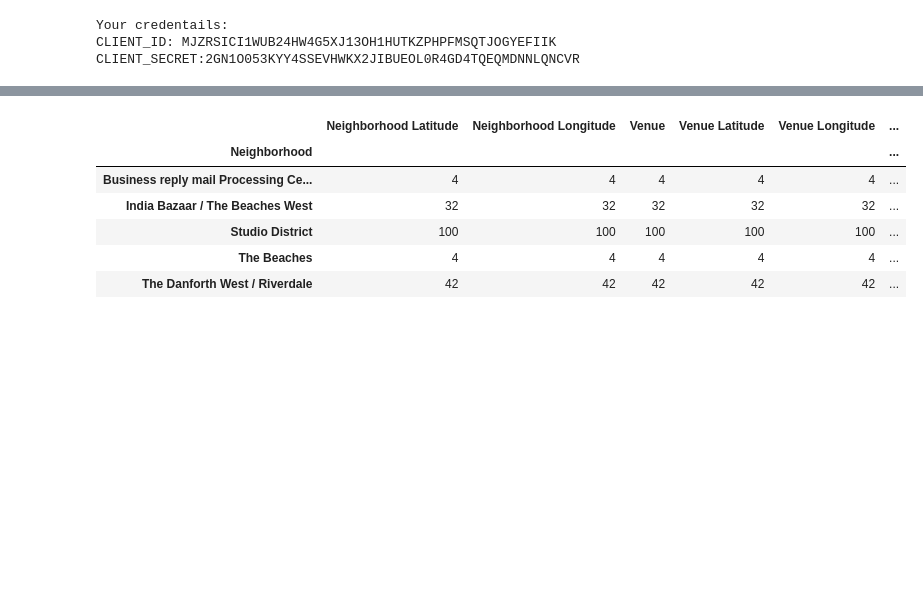
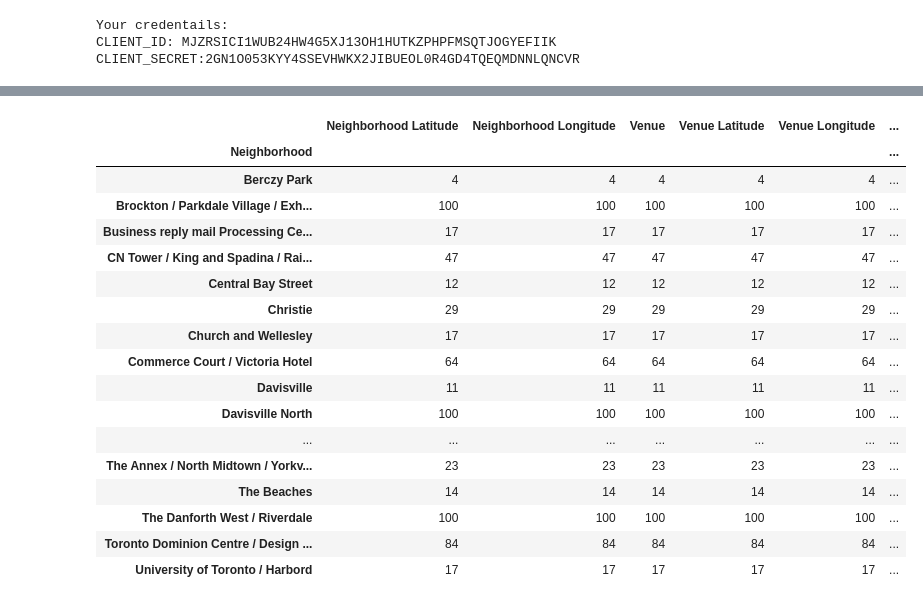
Before and after one commit to sayak1986/clustering-project-toronto, a Jupyter notebook: Clusters 2.ipynb, the cells around one changed output, grey strips where cells are left out. Saved outputs shown, nothing was run; the diff lists cells and outputs as text; code cells hidden in the pictures; blank space fills up the shorter version.

```diff
--- a/Clusters 2.ipynb
+++ b/Clusters 2.ipynb
@@ -349,18 +326,0 @@ The geograpical coordinate of East Toronto are 43.6247901, -79.3934918.
-# %%
-# create map of East Toronto using latitude and longitude values
-map_easttoronto = folium.Map(location=[latitude, longitude], zoom_start=11)
-
-# add markers to map
-for lat, lng, label in zip(easttoronto_data['Latitude'], easttoronto_data['Longitude'], easttoronto_data['Neighborhood']):
-    label = folium.Popup(label, parse_html=True)
-    folium.CircleMarker(
-        [lat, lng],
-        radius=5,
-        popup=label,
-        color='blue',
-        fill=True,
-        fill_color='#3186cc',
-        fill_opacity=0.7,
-        parse_html=False).add_to(map_easttoronto)
-
-map_easttoronto
@@ -389,8 +341,8 @@ easttoronto_data.loc[0, 'Neighborhood']
 # %%
-neighborhood_latitude = easttoronto_data.loc[0, 'Latitude'] # neighborhood latitude value
-neighborhood_longitude = easttoronto_data.loc[0, 'Longitude'] # neighborhood longitude value
+neighborhood_latitude = toronto.loc[0, 'Latitude'] # neighborhood latitude value
+neighborhood_longitude = toronto.loc[0, 'Longitude'] # neighborhood longitude value
 
-neighborhood_name = easttoronto_data.loc[0, 'Neighborhood'] # neighborhood name
+neighborhood_name = toronto.loc[0, 'Neighborhood'] # neighborhood name
 
 print('Latitude and longitude values of {} are {}, {}.'.format(neighborhood_name,
                                                                neighborhood_latitude,
@@ -469,5 +421,5 @@ print('{} venues were returned by Foursquare.'.format(nearby_venues.shape[0]))
 # %%
-def getNearbyVenues(names, latitudes, longitudes, radius=500):
+def getNearbyVenues(names, latitudes, longitudes, radius=1000):
 
     venues_list=[]
     for name, lat, lng in zip(names, latitudes, longitudes):
@@ -508,8 +460,8 @@ def getNearbyVenues(names, latitudes, longitudes, radius=500):
     return(nearby_venues)
 # %%
 # get neaby venues for east toronto
-easttoronto_venues = getNearbyVenues(names=easttoronto_data['Neighborhood'],
-                                   latitudes=easttoronto_data['Latitude'],
-                                   longitudes=easttoronto_data['Longitude']
+toronto_venues = getNearbyVenues(names=toronto['Neighborhood'],
+                                   latitudes=toronto['Latitude'],
+                                   longitudes=toronto['Longitude']
                                   )
 # %% [output]
@@ -532,12 +496,23 @@ easttoronto_venues.head()
 # %%
 # group venues by count
-easttoronto_venues.groupby('Neighborhood').count()
+toronto_venues.groupby('Neighborhood').count()
 # %% [output]
 |  | Neighborhood Latitude | Neighborhood Longitude | Venue | Venue Latitude | Venue Longitude | ... |
 | Neighborhood |  |  |  |  |  | ... |
-| Business reply mail Processing Ce... | 4 | 4 | 4 | 4 | 4 | ... |
-| India Bazaar / The Beaches West | 32 | 32 | 32 | 32 | 32 | ... |
-| Studio District | 100 | 100 | 100 | 100 | 100 | ... |
-| The Beaches | 4 | 4 | 4 | 4 | 4 | ... |
-| The Danforth West / Riverdale | 42 | 42 | 42 | 42 | 42 | ... |
+| Berczy Park | 4 | 4 | 4 | 4 | 4 | ... |
+| Brockton / Parkdale Village / Exh... | 100 | 100 | 100 | 100 | 100 | ... |
+| Business reply mail Processing Ce... | 17 | 17 | 17 | 17 | 17 | ... |
+| CN Tower / King and Spadina / Rai... | 47 | 47 | 47 | 47 | 47 | ... |
+| Central Bay Street | 12 | 12 | 12 | 12 | 12 | ... |
+| Christie | 29 | 29 | 29 | 29 | 29 | ... |
+| Church and Wellesley | 17 | 17 | 17 | 17 | 17 | ... |
+| Commerce Court / Victoria Hotel | 64 | 64 | 64 | 64 | 64 | ... |
+| Davisville | 11 | 11 | 11 | 11 | 11 | ... |
+| Davisville North | 100 | 100 | 100 | 100 | 100 | ... |
+| ... | ... | ... | ... | ... | ... | ... |
+| The Annex / North Midtown / Yorkv... | 23 | 23 | 23 | 23 | 23 | ... |
+| The Beaches | 14 | 14 | 14 | 14 | 14 | ... |
+| The Danforth West / Riverdale | 100 | 100 | 100 | 100 | 100 | ... |
+| Toronto Dominion Centre / Design ... | 84 | 84 | 84 | 84 | 84 | ... |
+| University of Toronto / Harbord | 17 | 17 | 17 | 17 | 17 | ... |
 # %%
```
Also changed, not shown: parts of 26 cells of this notebook.
